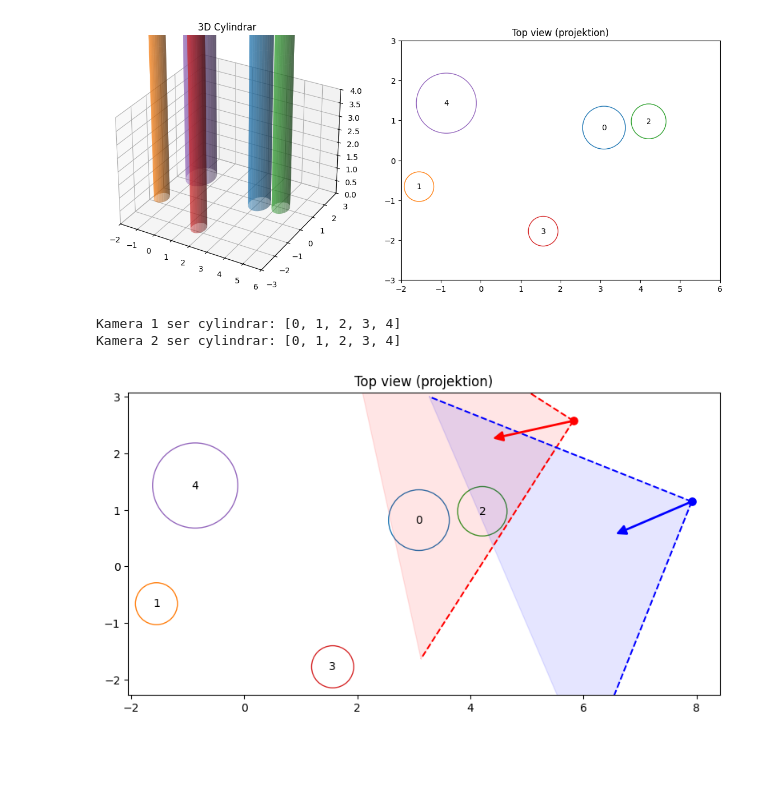
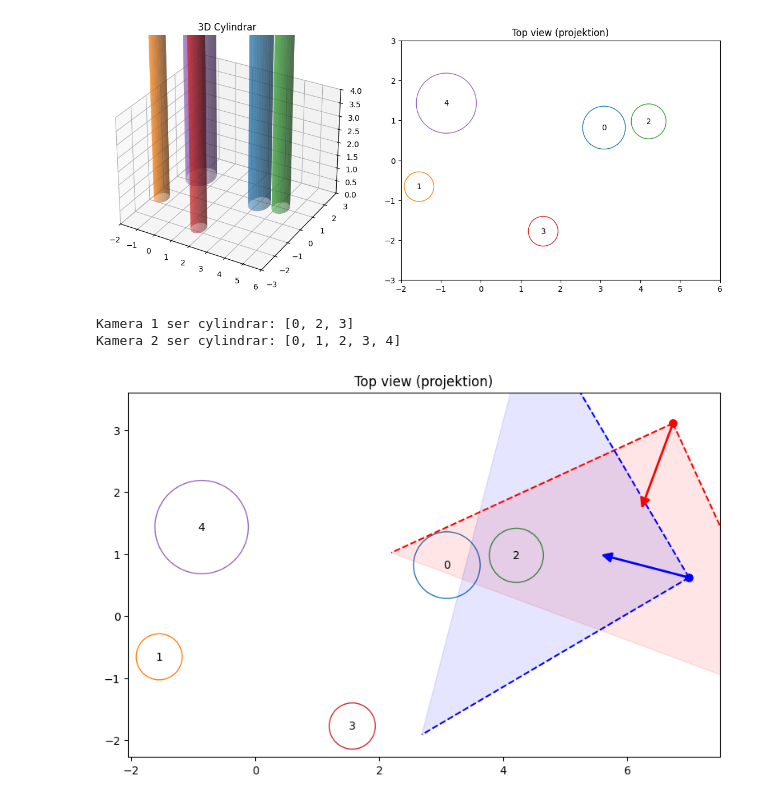
Before and after one commit to jo6815en/data_generator, a Jupyter notebook: 2d_parallel_cylinders.ipynb, the cells around one changed output. Cells and saved outputs as stored; diff of their text form; code cells hidden in the pictures; blank space fills up the shorter version.

Commit message:
separeted cam and proj calculations

```diff
--- a/2d_parallel_cylinders.ipynb
+++ b/2d_parallel_cylinders.ipynb
@@ -70,33 +70,39 @@ plt.show()
 # %% [output]
 [figure]
 # %%
-from camera_model import compute_camera_pair, in_fov
+from camera_model import compute_camera_pair, in_fov, compute_projections
 
-# Skapa kamerapar + projektion
-cam1, cam2, proj1, proj2 = compute_camera_pair(cylinders, bounds, seed=20)
+cam1, cam2 = compute_camera_pair(
+    cylinders,
+    bounds,
+    seed=20,
+    camera_distance=2.5,
+)
+
+proj1, proj2 = compute_projections(cam1, cam2, cylinders)
 
 def visible_cylinders(cam, cylinders):
     visible = []
     for i, (x, y, r, h) in enumerate(cylinders):
         center = np.array([x, y, h / 2])
         if in_fov(cam, center):
             visible.append(i)
     return visible
 
 vis1 = visible_cylinders(cam1, cylinders)
 vis2 = visible_cylinders(cam2, cylinders)
 
 print("Kamera 1 ser cylindrar:", vis1)
 print("Kamera 2 ser cylindrar:", vis2)
 
 fig, ax = plt.subplots(figsize=(8, 6))
 plot_top_view_scene(ax, cylinders, cam1, cam2, colors=colors, title="Top view (projektion)")
 plt.tight_layout()
 plt.show()
 # %% [output]
-Kamera 1 ser cylindrar: [0, 1, 2, 3, 4]
+Kamera 1 ser cylindrar: [0, 2, 3]
 Kamera 2 ser cylindrar: [0, 1, 2, 3, 4]
-[figure, old version]
+[figure, new version]
 # %%
 cam1_n, cam2_n, cylinders_n = transform_scene_to_cam1(cam1, cam2, cylinders)
 
```
Also changed, not shown: parts of 4 cells of this notebook, 1 other file.
